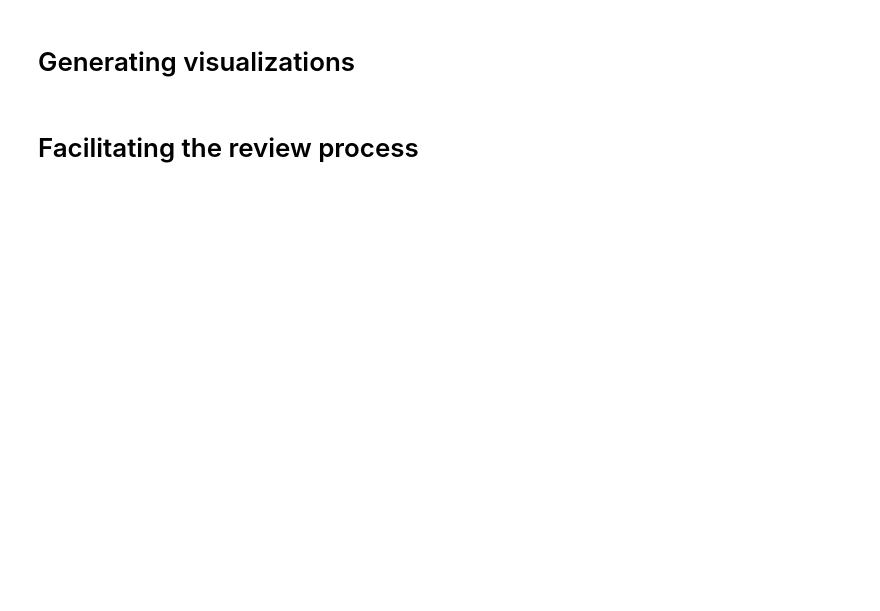
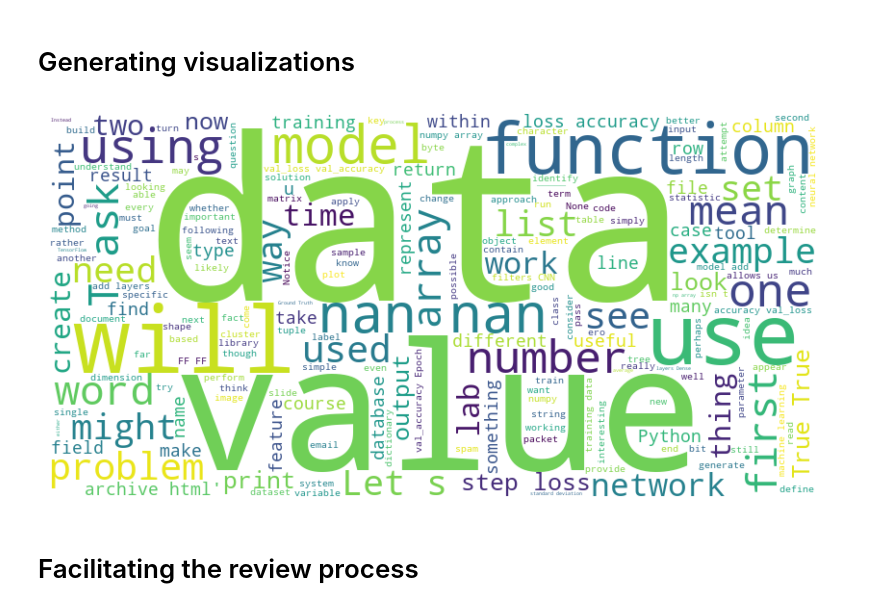
Before and after one commit to nc-sec/PARSEC, a Jupyter notebook: PARSEC.ipynb, the cells around one changed output. Drawn from its saved outputs; the diff is of its cells as text; code cells hidden in the pictures; blank space fills up the shorter version.

```diff
--- a/PARSEC.ipynb
+++ b/PARSEC.ipynb
@@ -119,11 +119,11 @@ len(indexes), len(contents)
 (6, 8)
 # %%
 def clean_document(page_content):
-    # Remove headers, footers, and any licensing or copyright information
+    """
+    Clean the document content by removing headers, footers, and any licensing or copyright information.
+    """
     cleaned_content = re.sub(r'©.*?SANS Institute \d{4}.*', '', page_content, flags=re.DOTALL)
-    # Remove email addresses
     cleaned_content = re.sub(r'\S+@\S+', '', cleaned_content)
-    # Normalize whitespace to single space
     cleaned_content = re.sub(r'\s+z', ' ', cleaned_content)
     return cleaned_content
 
@@ -371,16 +482,17 @@ ObjectApiResponse({'took': 29, 'timed_out': False, '_shards': {'total': 1, 'succ
 # %%
 from wordcloud import WordCloud
 
 def generate_word_cloud(text):
     wordcloud = WordCloud(width = 800, height = 400, background_color ='white').generate(text)
     plt.figure(figsize=(10, 5))
     plt.imshow(wordcloud, interpolation='bilinear')
     plt.axis("off")
     plt.show()
 
 # Example usage
-for content_text in contents:
-    generate_word_cloud(' '.join([page.page_content for page in content_text]))
+generate_word_cloud(' '.join([page.page_content for page in processed_data]))
+# %% [output]
+[figure, added]
 # %% [markdown]
 # Facilitating the review process
 # %%
```
Also changed, not shown: parts of 18 cells of this notebook, 1 other file.
